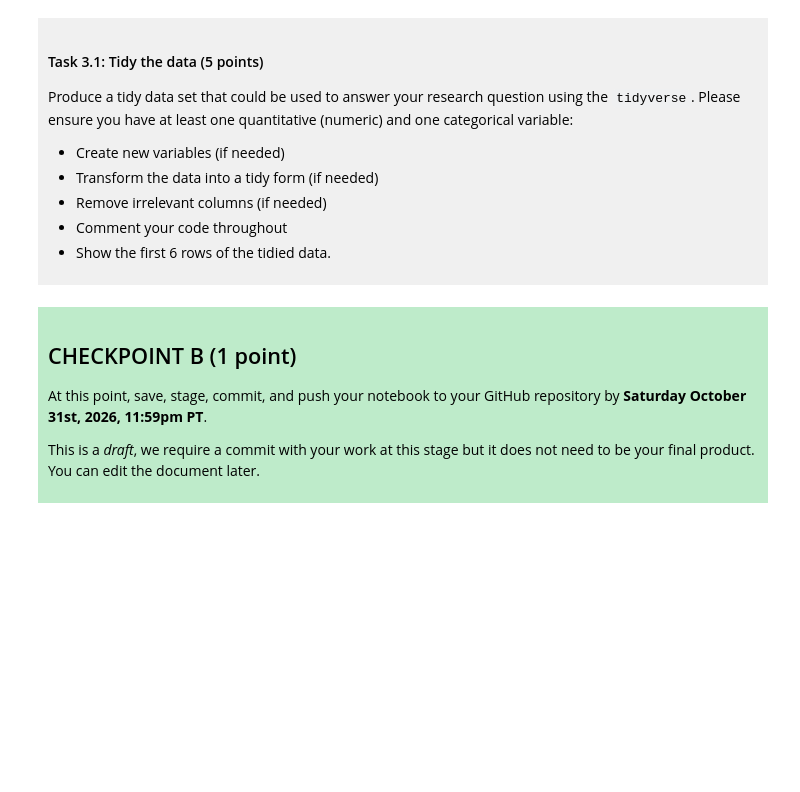
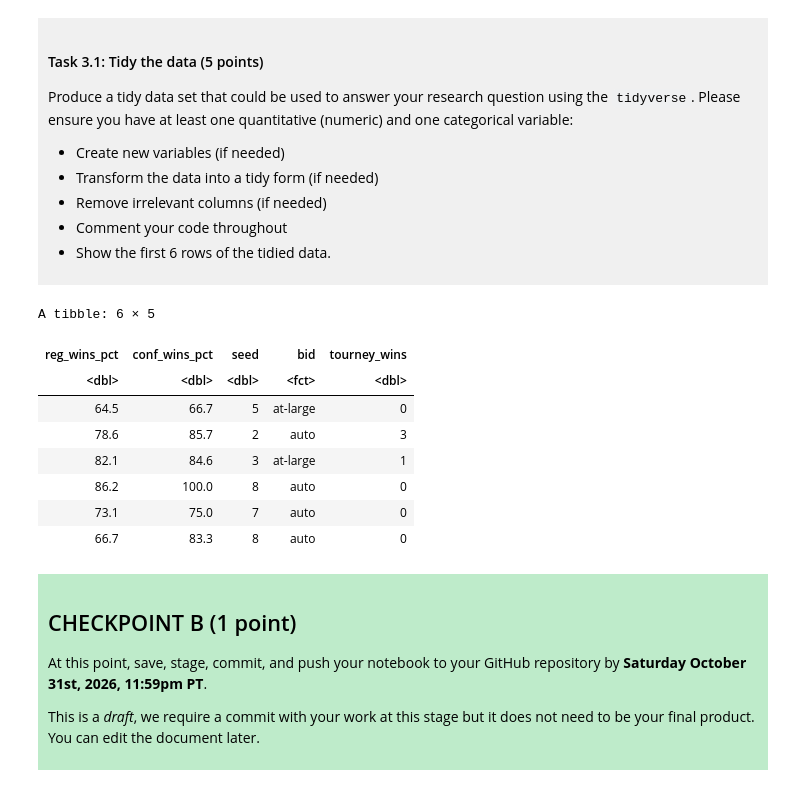
Before and after one commit to chanchancatherine9-web/dsci-100-project-catherine-aung, a Jupyter notebook: dsci-100-project-notebook.ipynb, the cells around one changed output. Drawn from its saved outputs; the diff is of its cells as text; code cells hidden in the pictures; blank space fills up the shorter version.

```diff
--- a/dsci-100-project-notebook.ipynb
+++ b/dsci-100-project-notebook.ipynb
@@ -189,7 +209,23 @@ Produce a tidy data set that could be used to answer your research question usin
 
 </div>
 # %%
-### EDIT THIS CODE CELL ###
+library(tidyverse)
+basketball_tidy <- wmm_data |>
+    select(reg_wins_pct, conf_wins_pct, seed, bid, tourney_wins) |>
+    drop_na() |>
+    mutate(bid= as_factor(bid))
+
+head(basketball_tidy)
+# %% [output]
+A tibble: 6 × 5
+| reg_wins_pct | conf_wins_pct | seed | bid | tourney_wins |
+| <dbl> | <dbl> | <dbl> | <fct> | <dbl> |
+| 64.5 | 66.7 | 5 | at-large | 0 |
+| 78.6 | 85.7 | 2 | auto | 3 |
+| 82.1 | 84.6 | 3 | at-large | 1 |
+| 86.2 | 100.0 | 8 | auto | 0 |
+| 73.1 | 75.0 | 7 | auto | 0 |
+| 66.7 | 83.3 | 8 | auto | 0 |
 # %% [markdown]
 <div style="background-color: #beebca; padding: 10px;">
 
```
Also changed, not shown: parts of 3 cells of this notebook.
